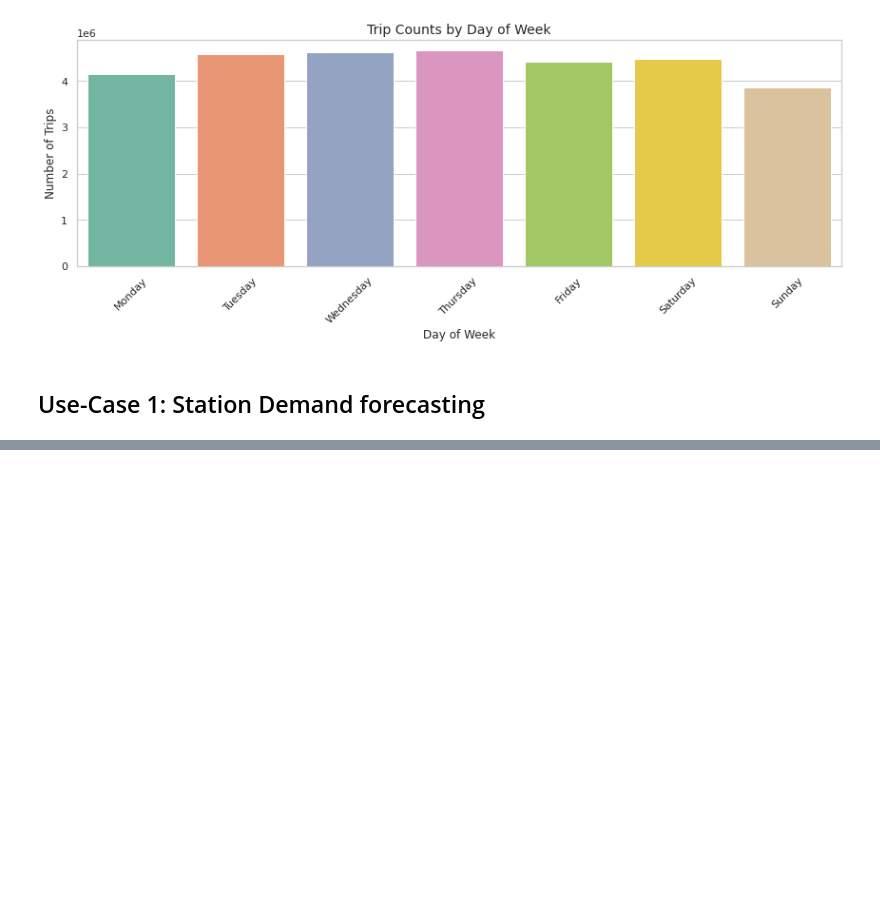
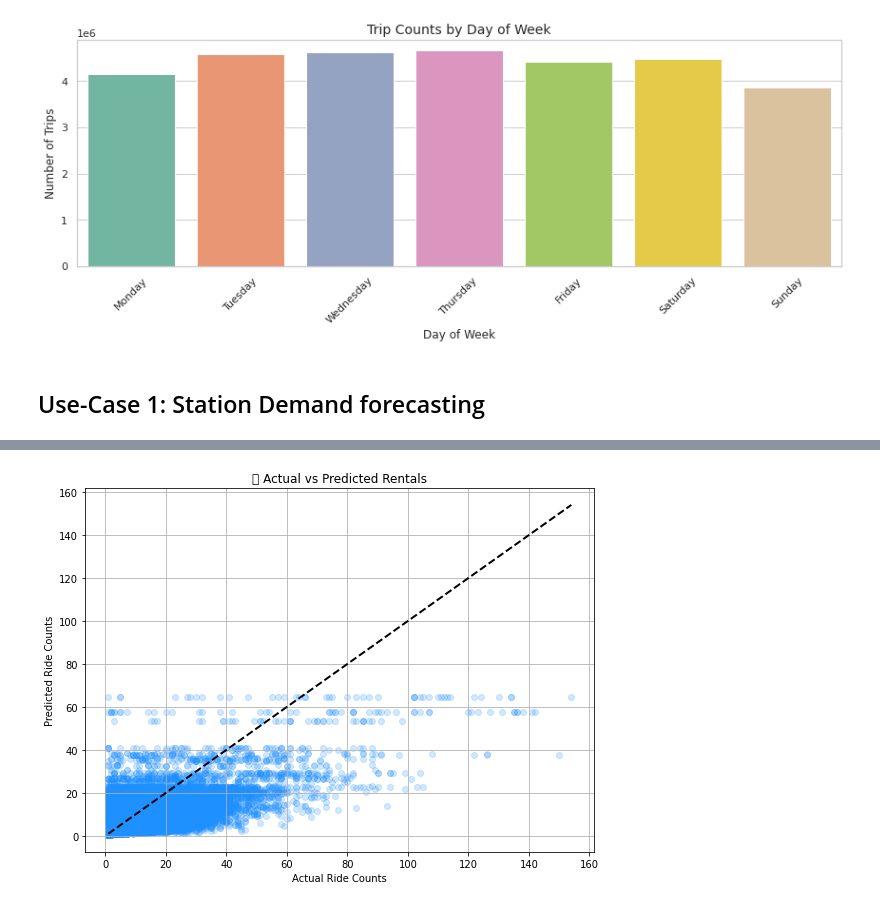
Before and after one commit to dhruvraj-singh-rawat/tfl-cycle-analysis, a Jupyter notebook: tfl-cycle-analysis.ipynb, the cells around one changed output, grey strips where cells are left out. Drawn from its saved outputs; the diff is of its cells as text; code cells hidden in the pictures; blank space fills up the shorter version.

```diff
--- a/tfl-cycle-analysis.ipynb
+++ b/tfl-cycle-analysis.ipynb
@@ -551,0 +524,14 @@ NameError: name 'df' is not defined
+# %%
+# Add descriptive labels to each cluster based on the above results
+
+cluster_labels = {
+    0: "Commuters / Utility Riders",       # Short duration, weekday-focused, moderate peak usage
+    1: "Tourists / Leisure Riders",         # Weekend-heavy, long but off-peak trips
+    2: "Recreational / Long-Distance Riders" # Longest rides, weekend-heavy, peak hour preference
+}
+
+df['cluster_label'] = df['cluster'].map(cluster_labels)
+
+# View sample of labeled data
+print("✅ Clusters labeled successfully. Here's a preview:")
+print(df[['start_time', 'duration_min', 'is_weekend', 'is_peak_hour', 'cluster', 'cluster_label']].head())
@@ -551,0 +560,84 @@ NameError: name 'df' is not defined
+# %%
+# pip install lightgbm
+
+# === Step 1: Import Required Libraries ===
+import pandas as pd
+import numpy as np
+from lightgbm import LGBMRegressor
+from sklearn.model_selection import train_test_split
+from sklearn.metrics import mean_squared_error, r2_score
+import matplotlib.pyplot as plt
+
+# === Step 2: Load and Preprocess the Data ===
+#df = pd.read_csv("tfl_cycle_rentals_2021_2023_cleaned.csv", low_memory=False)
+df['start_time'] = pd.to_datetime(df['start_time'])
+
+df['hour'] = df['start_time'].dt.hour
+df['day_of_week'] = df['start_time'].dt.dayofweek  # 0 = Monday
+df['date'] = df['start_time'].dt.date
+
+# === Step 3: Aggregate Data to Get Ride Counts ===
+agg_df = df.groupby(['start_station_id', 'hour', 'day_of_week', 'date']).size().reset_index(name='ride_count')
+
+# Clean station ID
+agg_df['start_station_id'] = pd.to_numeric(agg_df['start_station_id'], errors='coerce')
+agg_df.dropna(subset=['start_station_id'], inplace=True)
+agg_df['start_station_id'] = agg_df['start_station_id'].astype(int)
+
+# === Step 4: Feature Engineering ===
+X = agg_df[['start_station_id', 'hour', 'day_of_week']]
+y = agg_df['ride_count']
+
+# Convert categorical features
+X['start_station_id'] = X['start_station_id'].astype('category')
+X['hour'] = X['hour'].astype('category')
+X['day_of_week'] = X['day_of_week'].astype('category')
+
+# === Step 5: Train-Test Split ===
+X_train, X_test, y_train, y_test = train_test_split(X, y, test_size=0.2, random_state=42)
+
+# === Step 6: Train LightGBM Regressor ===
+model = LGBMRegressor(
+    n_estimators=100,
+    learning_rate=0.1,
+    max_depth=6,
+    random_state=42,
+    n_jobs=-1
+)
+model.fit(X_train, y_train)
+
+# === Step 7: Evaluate the Model ===
+y_pred = model.predict(X_test)
+
+mse = mean_squared_error(y_test, y_pred)
+rmse = np.sqrt(mse)
+r2 = r2_score(y_test, y_pred)
+
+print(f"✅ MSE: {mse:.2f}")
+print(f"✅ RMSE: {rmse:.2f}")
+print(f"✅ R² Score: {r2:.2f}")
+
+# === Step 8: Plot Actual vs Predicted Rentals ===
+plt.figure(figsize=(8, 6))
+plt.scatter(y_test, y_pred, alpha=0.2, color='dodgerblue')
+plt.plot([y_test.min(), y_test.max()], [y_test.min(), y_test.max()], 'k--', lw=2)
+plt.xlabel('Actual Ride Counts')
+plt.ylabel('Predicted Ride Counts')
+plt.title('📊 Actual vs Predicted Rentals')
+plt.grid(True)
+plt.tight_layout()
+plt.show()
+
+# === Step 9: Sample Prediction ===
+sample = pd.DataFrame({
+    'start_station_id': [106],
+    'hour': [8],
+    'day_of_week': [0]  # Monday
+})
+sample['start_station_id'] = sample['start_station_id'].astype('category')
+sample['hour'] = sample['hour'].astype('category')
+sample['day_of_week'] = sample['day_of_week'].astype('category')
+
+prediction = model.predict(sample)
+print(f"🚴‍♂️ Predicted rentals for station 106 at 8AM Monday: {int(prediction[0])}")
+# %% [output]
@@ -551,0 +670 @@ NameError: name 'df' is not defined
+[figure, added]
```
Also changed, not shown: parts of 14 cells of this notebook.
